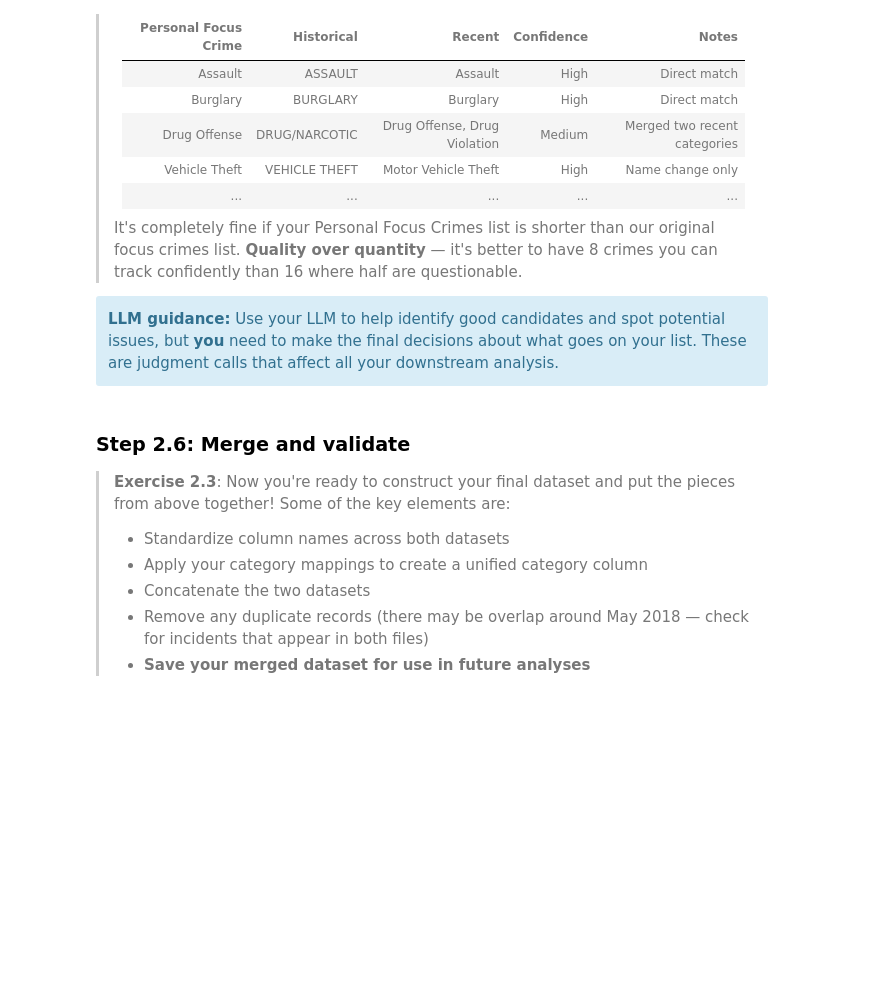
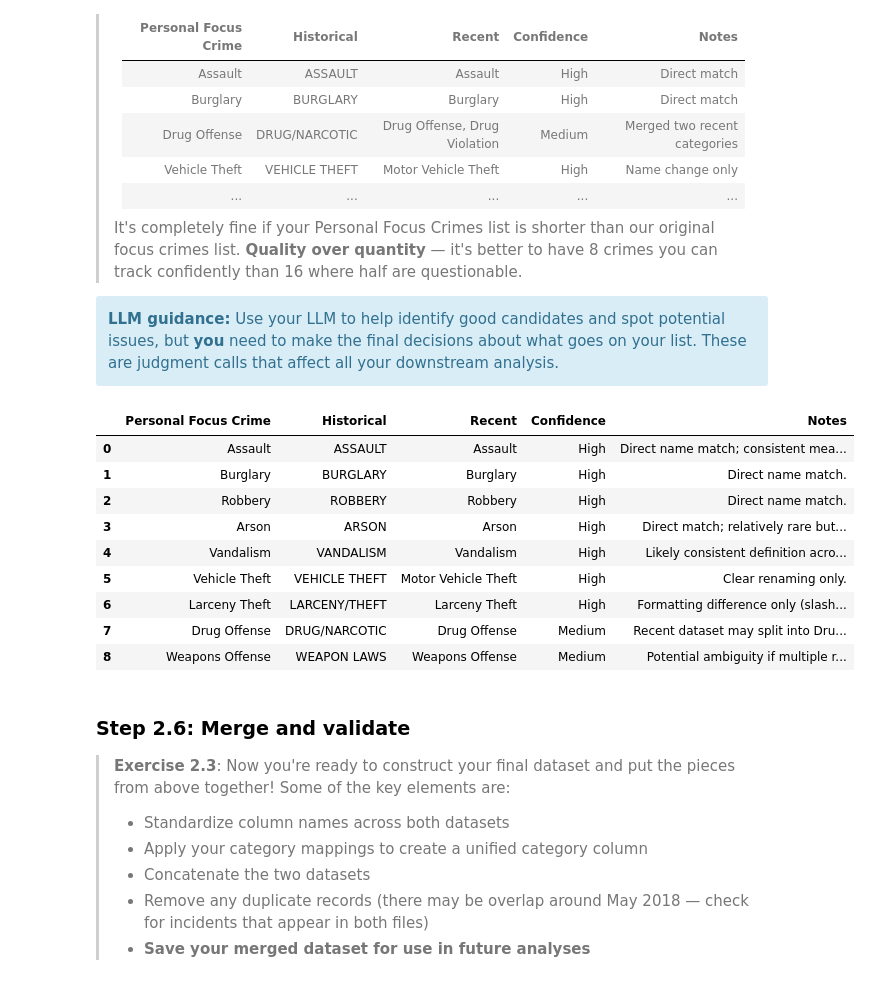
Before and after one commit to DenizIsikli/02806-SocialDataAnalysisAndVisualization, a Jupyter notebook: src/Exercises/Week2.ipynb, the cells around one changed output. Cells and saved outputs as stored; diff of their text form; code cells hidden in the pictures; blank space fills up the shorter version.

```diff
--- a/src/Exercises/Week2.ipynb
+++ b/src/Exercises/Week2.ipynb
@@ -189,6 +458,91 @@ Given all these complications, it's time to make some decisions. You need to def
 <div class="alert alert-block alert-info">
 <b>LLM guidance:</b> Use your LLM to help identify good candidates and spot potential issues, but <b>you</b> need to make the final decisions about what goes on your list. These are judgment calls that affect all your downstream analysis.
 </div>
+# %%
+# --- Step 2.5: Define Personal Focus Crimes ---
+
+import pandas as pd
+
+personal_focus_crimes = [
+    {
+        "Personal Focus Crime": "Assault",
+        "Historical": "ASSAULT",
+        "Recent": "Assault",
+        "Confidence": "High",
+        "Notes": "Direct name match; consistent meaning."
+    },
+    {
+        "Personal Focus Crime": "Burglary",
+        "Historical": "BURGLARY",
+        "Recent": "Burglary",
+        "Confidence": "High",
+        "Notes": "Direct name match."
+    },
+    {
+        "Personal Focus Crime": "Robbery",
+        "Historical": "ROBBERY",
+        "Recent": "Robbery",
+        "Confidence": "High",
+        "Notes": "Direct name match."
+    },
+    {
+        "Personal Focus Crime": "Arson",
+        "Historical": "ARSON",
+        "Recent": "Arson",
+        "Confidence": "High",
+        "Notes": "Direct match; relatively rare but consistent."
+    },
+    {
+        "Personal Focus Crime": "Vandalism",
+        "Historical": "VANDALISM",
+        "Recent": "Vandalism",
+        "Confidence": "High",
+        "Notes": "Likely consistent definition across datasets."
+    },
+    {
+        "Personal Focus Crime": "Vehicle Theft",
+        "Historical": "VEHICLE THEFT",
+        "Recent": "Motor Vehicle Theft",
+        "Confidence": "High",
+        "Notes": "Clear renaming only."
+    },
+    {
+        "Personal Focus Crime": "Larceny Theft",
+        "Historical": "LARCENY/THEFT",
+        "Recent": "Larceny Theft",
+        "Confidence": "High",
+        "Notes": "Formatting difference only (slash removed)."
+    },
+    {
+        "Personal Focus Crime": "Drug Offense",
+        "Historical": "DRUG/NARCOTIC",
+        "Recent": "Drug Offense",
+        "Confidence": "Medium",
+        "Notes": "Recent dataset may split into Drug Offense and Drug Violation."
+    },
+    {
+        "Personal Focus Crime": "Weapons Offense",
+        "Historical": "WEAPON LAWS",
+        "Recent": "Weapons Offense",
+        "Confidence": "Medium",
+        "Notes": "Potential ambiguity if multiple recent weapon categories exist."
+    },
+]
+
+personal_focus_df = pd.DataFrame(personal_focus_crimes)
+
+personal_focus_df
+# %% [output]
+|  | Personal Focus Crime | Historical | Recent | Confidence | Notes |
+| 0 | Assault | ASSAULT | Assault | High | Direct name match; consistent mea... |
+| 1 | Burglary | BURGLARY | Burglary | High | Direct name match. |
+| 2 | Robbery | ROBBERY | Robbery | High | Direct name match. |
+| 3 | Arson | ARSON | Arson | High | Direct match; relatively rare but... |
+| 4 | Vandalism | VANDALISM | Vandalism | High | Likely consistent definition acro... |
+| 5 | Vehicle Theft | VEHICLE THEFT | Motor Vehicle Theft | High | Clear renaming only. |
+| 6 | Larceny Theft | LARCENY/THEFT | Larceny Theft | High | Formatting difference only (slash... |
+| 7 | Drug Offense | DRUG/NARCOTIC | Drug Offense | Medium | Recent dataset may split into Dru... |
+| 8 | Weapons Offense | WEAPON LAWS | Weapons Offense | Medium | Potential ambiguity if multiple r... |
 # %% [markdown]
 ### Step 2.6: Merge and validate
 
```
Also changed, not shown: parts of 9 cells of this notebook.
